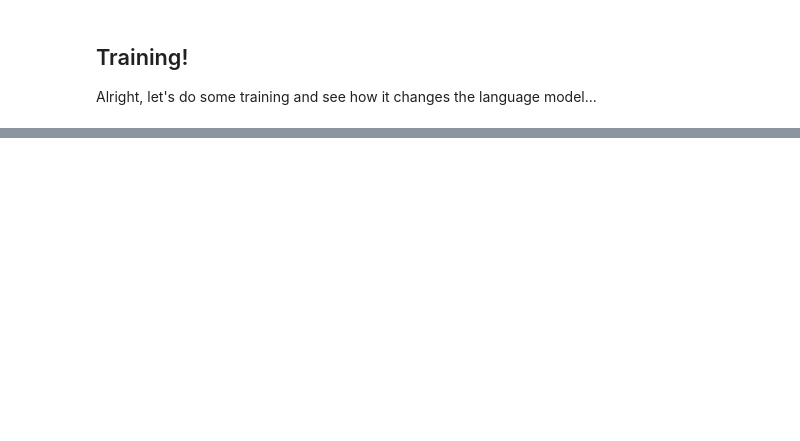
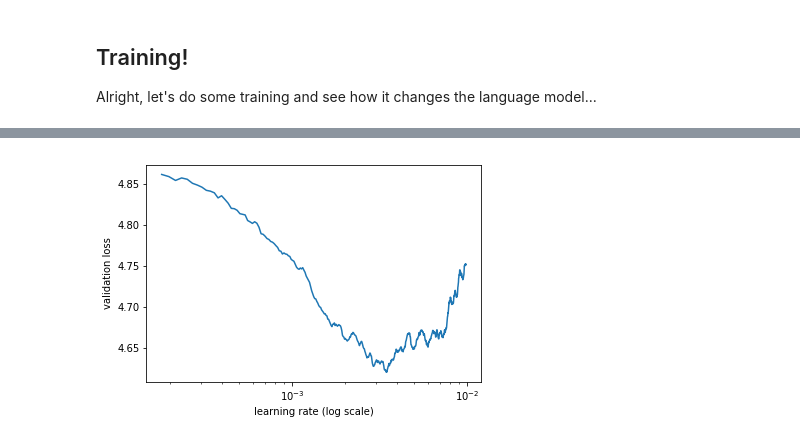
Before and after one commit to kgero/style-gen, a Jupyter notebook: imbd-gen.ipynb, the cells around one changed output, grey strips where cells are left out. Drawn from its saved outputs; the diff is of its cells as text; code cells hidden in the pictures; blank space fills up the shorter version.

```diff
--- a/imbd-gen.ipynb
+++ b/imbd-gen.ipynb
@@ -311,0 +308,4 @@ learner.load('lm_last_ft')
+# %%
+learner.sched.plot()
+# %% [output]
+[figure, added]
```
Also changed, not shown: parts of 13 cells of this notebook, 2 other files.
